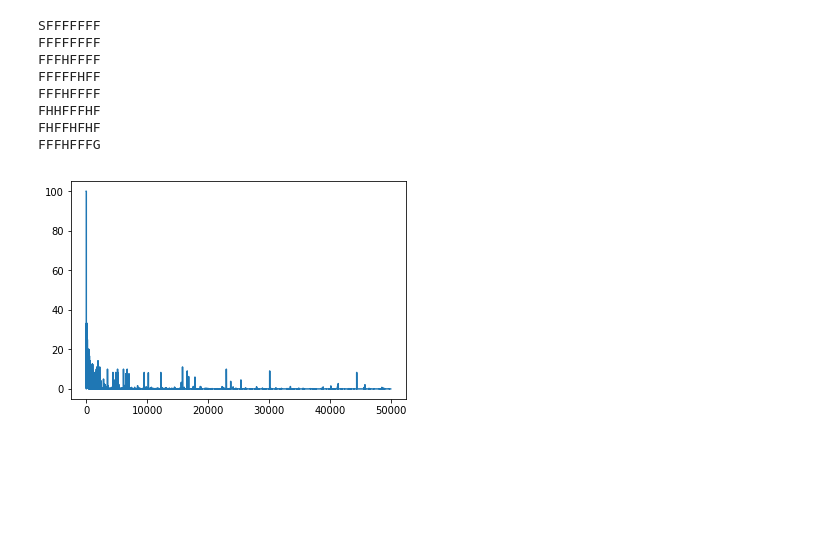
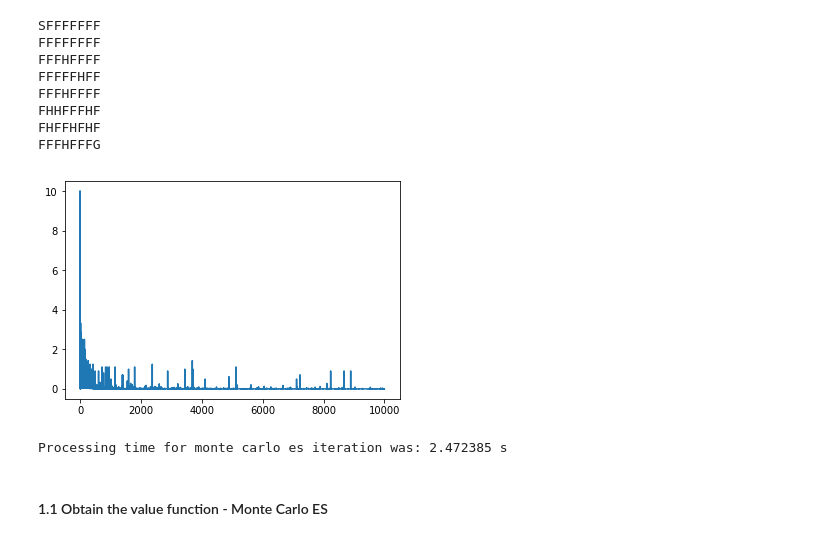
Before and after one commit to ale-wyss/uah_unsup_and_rei_learning, a Jupyter notebook: UnsupervisedAndReinforcementLearning_Assigment.ipynb, the cells around one changed output. Drawn from its saved outputs; the diff is of its cells as text; code cells hidden in the pictures; blank space fills up the shorter version.

```diff
--- a/UnsupervisedAndReinforcementLearning_Assigment.ipynb
+++ b/UnsupervisedAndReinforcementLearning_Assigment.ipynb
@@ -487 +542,11 @@ import random
+# %%
+def init_v_returns(env):
+    V = {}
+    returns = {}
+    states = range(0, env.observation_space.n)
+    for s in states:
+        V[s] = 0
+        returns[s] = []
+
+    return V, returns
 # %%
@@ -494,0 +603,14 @@ def random_policy(env):
+# %%
+V, returns = init_v_returns(env)
+
+policy = dict(enumerate(optimal_policy_dp, 0))
+
+for t in range(10000):
+    states_and_returns = play_game(env, policy)
+    seen_states = set()
+    for s, G in states_and_returns:
+        # Only evaluating first time its seen
+        if s not in seen_states:
+            returns[s].append(G)
+            V[s] = np.mean(returns[s])
+            seen_states.add(s)
@@ -518,8 +671,8 @@ def play_game_es(env, policy, gamma=0.9):
         s = env.env.s
 
         if s in seen_states:
-            # in ordr not to end up in an infinite episode this penalty is added for falling on H
-            rew = -100.0/num_steps
+            # in order not to end up in an infinite episode this penalty is added for falling on H
+            rew = -10.0/num_steps
             states_actions_rewards.append((s, None, rew))
             break
         elif done:
@@ -581,8 +734,7 @@ env = gym.make("FrozenLake-v0", map_name='8x8')
 env.reset()  # Initial state of the environment (Starting point)
 env.render() # Show the map with current status
 
-#policy = random_policy(env)
-policy = policy
+policy = random_policy(env)
 # %% [output]
 SFFFFFFF
 FFFFFFFF
@@ -595,30 +749,43 @@ FFFHFFFG
 # %%
+START_TIME = time.time()
+
 Q, returns = init_q_returns(env)
 
 deltas = []
-for t in range(50000):
+for t in range(10000):
     biggest_change = 0
     states_actions_returns = play_game_es(env, policy)
     seen_state_action_pairs = set()
     for s, a, G in states_actions_returns:
         sa = (s, a)
         if sa not in seen_state_action_pairs:
             old_q = Q[s][a]
             returns[sa].append(G)
             Q[s][a] = np.mean(returns[sa])
             biggest_change = max(biggest_change, np.abs(old_q - Q[s][a]))
             seen_state_action_pairs.add(sa)
     deltas.append(biggest_change)
 
     for s in policy.keys():
         policy[s] = max_dict(Q[s])[0]
 
 plt.plot(deltas)
 plt.show()
 
-# Obtener V V
+# Obtain V
 V = {}
 for s, Qs in Q.items():
     V[s] = max_dict(Q[s])[1]
+
+
+
+END_TIME = time.time()
+
+PROCESSING_TIME = END_TIME-START_TIME
+
+print("Processing time for monte carlo es iteration was: {:f} s".format(PROCESSING_TIME))
 # %% [output]
-[figure, old version]
+[figure, new version]
+Processing time for monte carlo es iteration was: 2.472385 s
+# %% [markdown]
+#### 1.1 Obtain the value function - Monte Carlo ES
```
Also changed, not shown: parts of 53 cells of this notebook.
